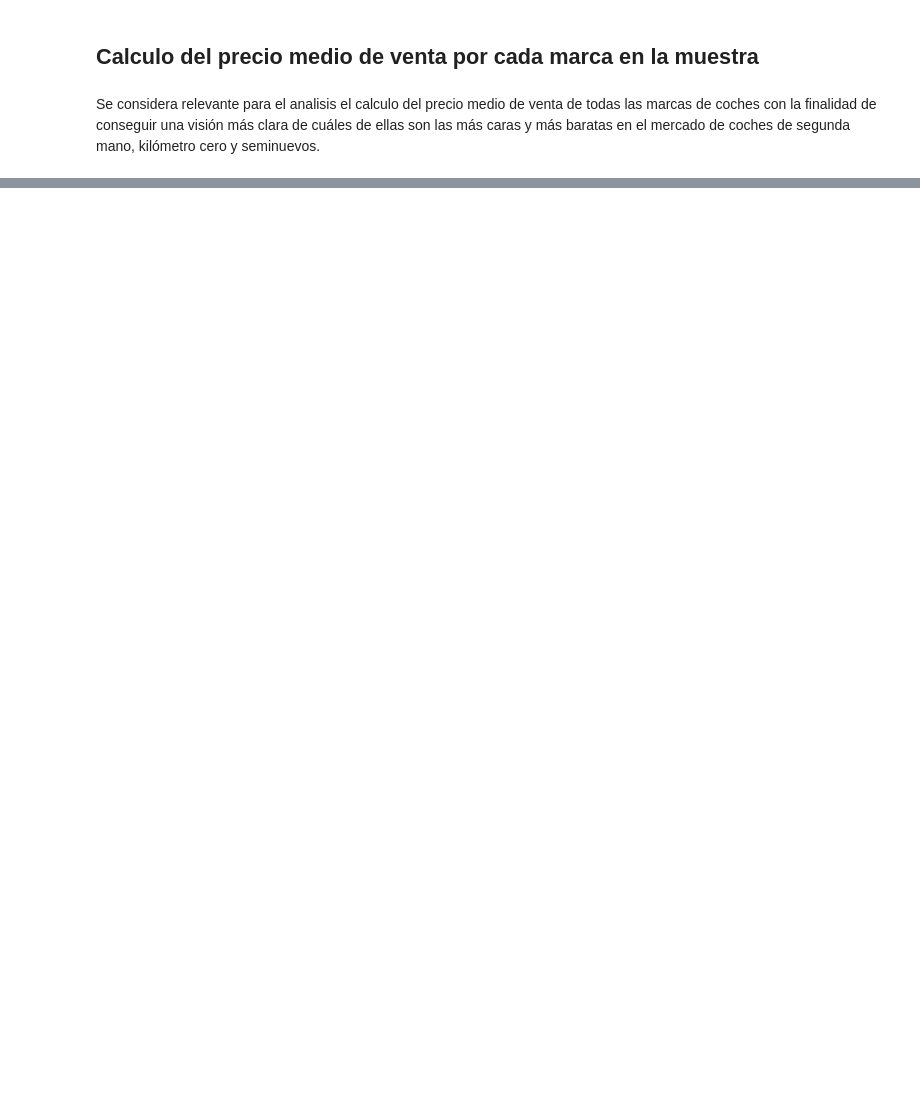
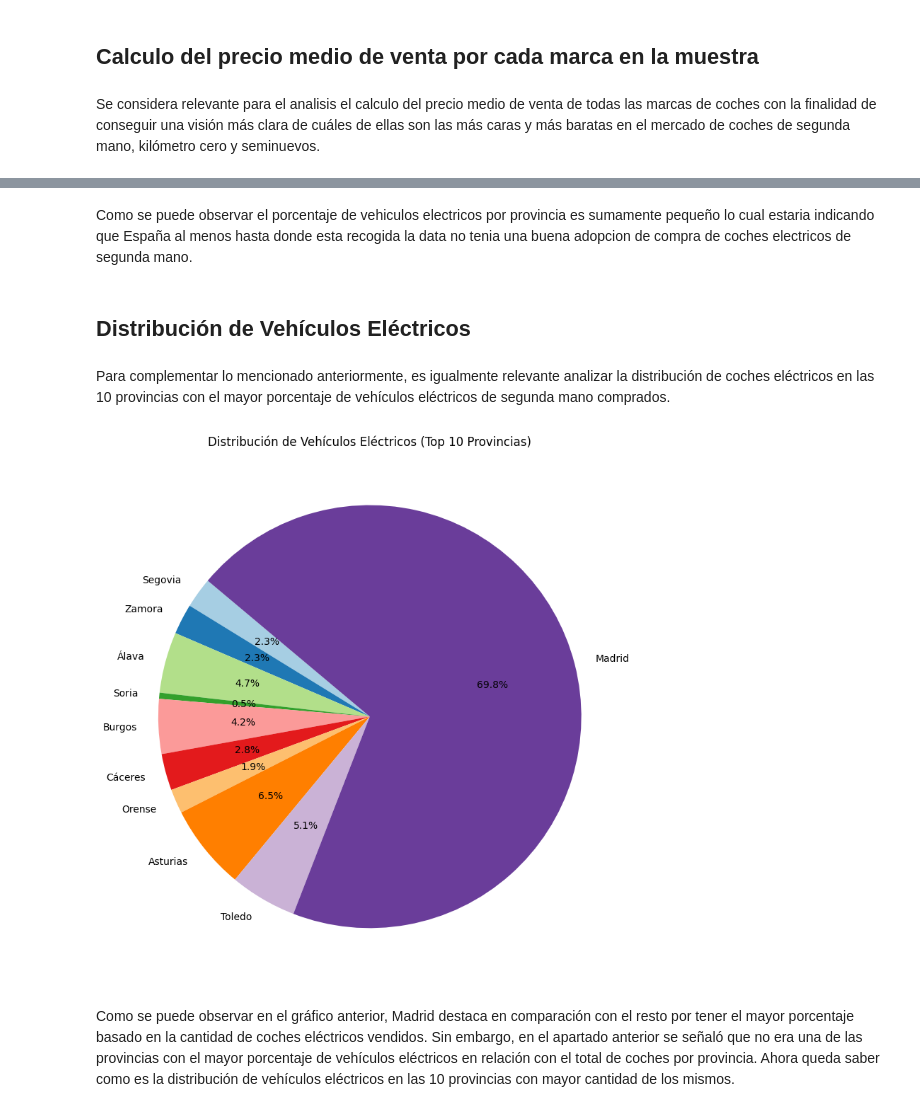
Before and after one commit to S14vcGt/Neocortex-project, a Jupyter notebook: Proyecto.ipynb, the cells around one changed output, grey strips where cells are left out. Drawn from its saved outputs; the diff is of its cells as text; code cells hidden in the pictures; blank space fills up the shorter version.

```diff
--- a/Proyecto.ipynb
+++ b/Proyecto.ipynb
@@ -40,0 +172,22 @@ fig.show()
+# %% [markdown]
+Como se puede observar el porcentaje de vehiculos electricos por provincia es sumamente pequeño lo cual estaria indicando que España al menos hasta donde esta recogida la data no tenia una buena adopcion de compra de coches electricos de segunda mano.
+# %% [markdown]
+## Distribución de Vehículos Eléctricos
+# %% [markdown]
+Para complementar lo mencionado anteriormente, es igualmente relevante analizar la distribución de coches eléctricos en las 10 provincias con el mayor porcentaje de vehículos eléctricos de segunda mano comprados.
+# %%
+plt.figure(figsize=(8, 8))
+plt.pie(
+    top_provinces['Electric Vehicles'],
+    labels=top_provinces.index,
+    autopct='%1.1f%%',
+    startangle=140,
+    colors=plt.cm.Paired.colors
+)
+plt.title('Distribución de Vehículos Eléctricos (Top 10 Provincias)')
+plt.tight_layout()
+plt.show()
+# %% [output]
+[figure, added]
+# %% [markdown]
+Como se puede observar en el gráfico anterior, Madrid destaca en comparación con el resto por tener el mayor porcentaje basado en la cantidad de coches eléctricos vendidos. Sin embargo, en el apartado anterior se señaló que no era una de las provincias con el mayor porcentaje de vehículos eléctricos en relación con el total de coches por provincia. Ahora queda saber como es la distribución de vehículos eléctricos en las 10 provincias con mayor cantidad de los mismos.
```
Also changed, not shown: parts of 15 cells of this notebook.
